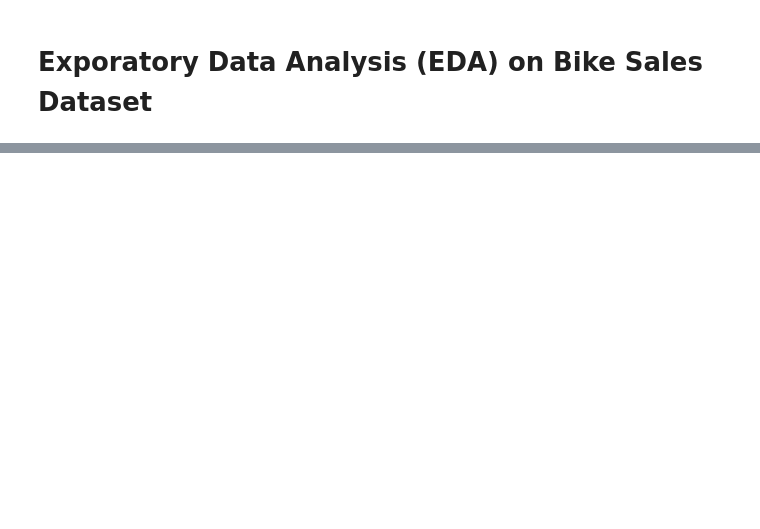
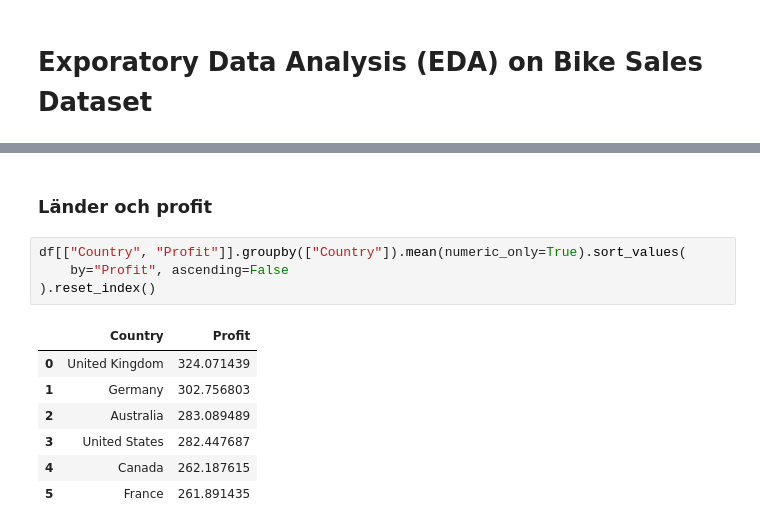
Before and after one commit to StefanLundberg77/ai_engineering_stefan_lundberg, a Jupyter notebook: code-alongs/a1_repetition/bike_sales_EDA.ipynb, the cells around one changed output, grey strips where cells are left out. Drawn from its saved outputs; the diff is of its cells as text; blank space fills up the shorter version.

```diff
--- a/code-alongs/a1_repetition/bike_sales_EDA.ipynb
+++ b/code-alongs/a1_repetition/bike_sales_EDA.ipynb
@@ -14,0 +116,14 @@ df.head()  # Display the first few rows of the dataset
+# %% [markdown]
+### Länder och profit
+# %%
+df[["Country", "Profit"]].groupby(["Country"]).mean(numeric_only=True).sort_values(
+    by="Profit", ascending=False
+).reset_index()
+# %% [output]
+|  | Country | Profit |
+| 0 | United Kingdom | 324.071439 |
+| 1 | Germany | 302.756803 |
+| 2 | Australia | 283.089489 |
+| 3 | United States | 282.447687 |
+| 4 | Canada | 262.187615 |
+| 5 | France | 261.891435 |
```
Also changed, not shown: parts of 12 cells of this notebook, 1 other file.
